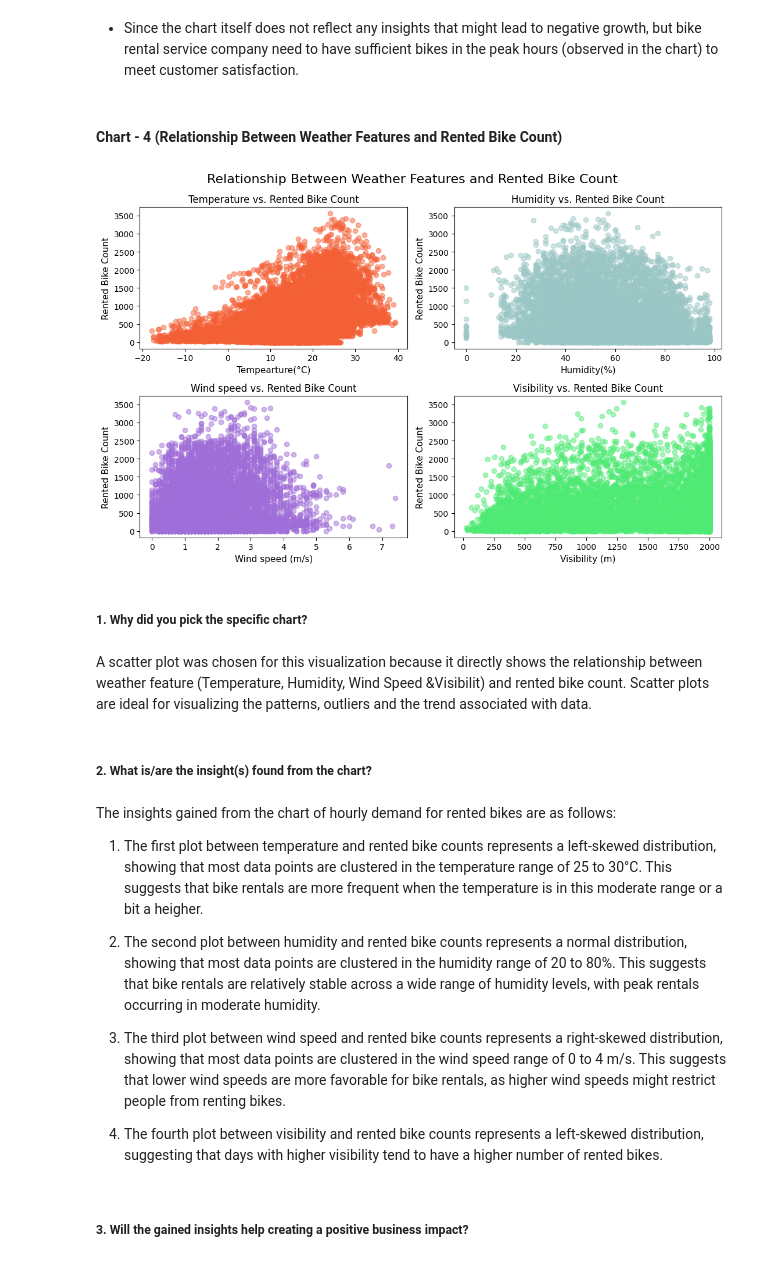
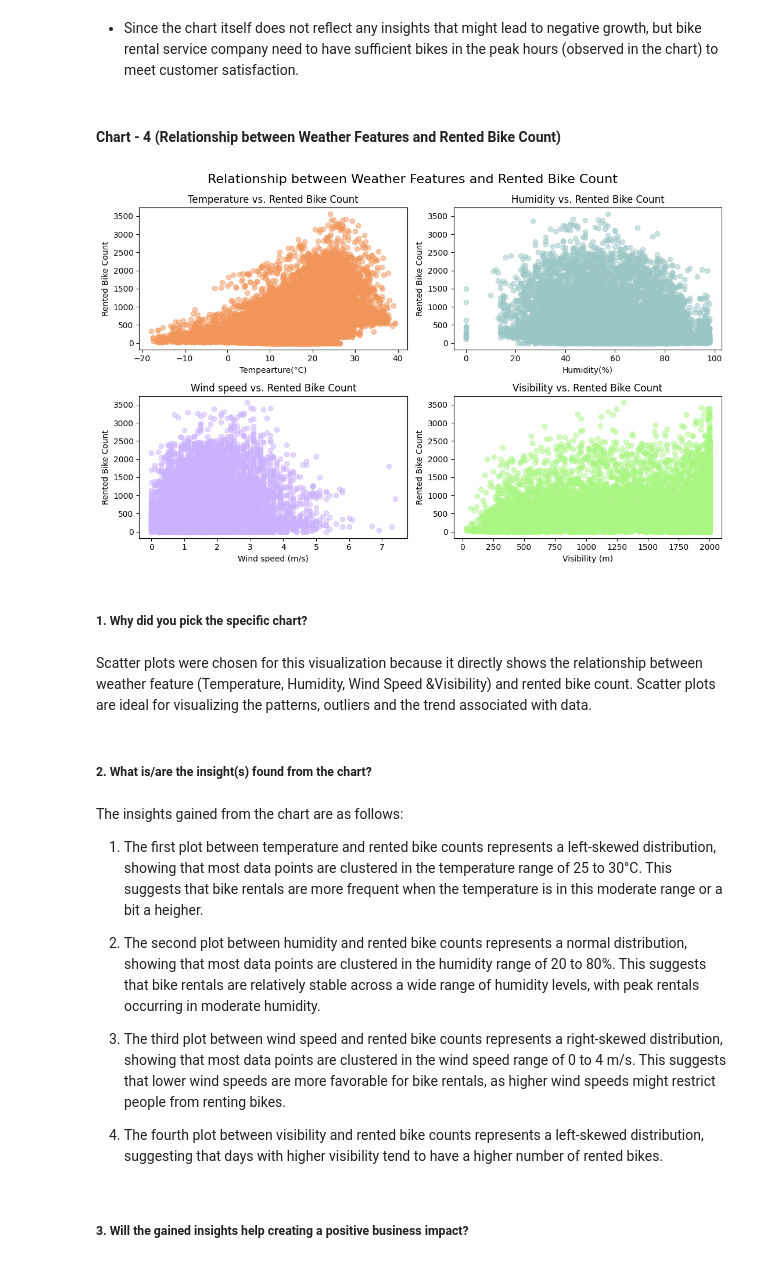
Before and after one commit to ShubhPathania/Bike-Sharing-Demand-Prediction, a Jupyter notebook: Bike_Sharing_Demand_Prediction.ipynb, the cells around one changed output. Cells and saved outputs as stored; diff of their text form; code cells hidden in the pictures.

```diff
--- a/Bike_Sharing_Demand_Prediction.ipynb
+++ b/Bike_Sharing_Demand_Prediction.ipynb
@@ -586,52 +611,52 @@ Are there any insights that lead to negative growth? Justify with specific reaso
 # %% [markdown]
 - Since the chart itself does not reflect any insights that might lead to negative growth, but bike rental service company need to have sufficient bikes in the peak hours (observed in the chart) to meet customer satisfaction.
 # %% [markdown]
-#### **Chart - 4 (Relationship Between Weather Features and Rented Bike Count)**
+#### **Chart - 4 (Relationship between Weather Features and Rented Bike Count)**
 # %%
 # Setting figure size and title for the plot
 plt.figure(figsize= (11, 7))
-plt.suptitle("Relationship Between Weather Features and Rented Bike Count", size= 16)
+plt.suptitle("Relationship between Weather Features and Rented Bike Count", size= 16)
 
 # Plot 1. Temperature vs. Rented Bike Count
 plt.subplot(2, 2, 1)
-plt.scatter(bike_df["Temperature(°C)"], bike_df["Rented Bike Count"], color = "#f46036", alpha= 0.5)
+plt.scatter(bike_df["Temperature(°C)"], bike_df["Rented Bike Count"], color = "#f29559", alpha= 0.5)
 plt.title("Temperature vs. Rented Bike Count", size= 12)
-plt.xlabel("Tempearture(°C)", size= 11)
-plt.ylabel("Rented Bike Count", size= 11)
+plt.xlabel("Tempearture(°C)", size= 10)
+plt.ylabel("Rented Bike Count", size= 10)
 
 # Plot 2. Humidity vs. Rented Bike Count
 plt.subplot(2, 2, 2)
 plt.scatter(bike_df["Humidity(%)"], bike_df["Rented Bike Count"], color = "#9ac6c5", alpha= 0.5)
 plt.title("Humidity vs. Rented Bike Count", size= 12)
-plt.xlabel("Humidity(%)", size= 11)
-plt.ylabel("Rented Bike Count", size= 11)
+plt.xlabel("Humidity(%)", size= 10)
+plt.ylabel("Rented Bike Count", size= 10)
 
 # Plot 3. Wind speed vs. Rented Bike Count
 plt.subplot(2, 2, 3)
-plt.scatter(bike_df["Wind speed (m/s)"], bike_df["Rented Bike Count"], color = "#a06ed8", alpha= 0.5)
+plt.scatter(bike_df["Wind speed (m/s)"], bike_df["Rented Bike Count"], color = "#cbb2fe", alpha= 0.5)
 plt.title("Wind speed vs. Rented Bike Count", size= 12)
-plt.xlabel("Wind speed (m/s)", size= 11)
-plt.ylabel("Rented Bike Count", size= 11)
+plt.xlabel("Wind speed (m/s)", size= 10)
+plt.ylabel("Rented Bike Count", size= 10)
 
 # Plot 4. Visibility vs. Rented Bike Count
 plt.subplot(2, 2, 4)
-plt.scatter(bike_df["Visibility (10m)"], bike_df["Rented Bike Count"], color = "#4fea74", alpha= 0.5)
+plt.scatter(bike_df["Visibility (10m)"], bike_df["Rented Bike Count"], color = "#aaf683", alpha= 0.5)
 plt.title("Visibility vs. Rented Bike Count", size= 12)
-plt.xlabel("Visibility (m)", size= 11)
-plt.ylabel("Rented Bike Count", size= 11)
+plt.xlabel("Visibility (m)", size= 10)
+plt.ylabel("Rented Bike Count", size= 10)
 plt.tight_layout()
 
 plt.show()
 # %% [output]
-[figure, old version]
+[figure, new version]
 # %% [markdown]
 ##### 1. Why did you pick the specific chart?
 # %% [markdown]
-A scatter plot was chosen for this visualization because it directly shows the relationship between weather feature (Temperature, Humidity, Wind Speed &Visibilit) and rented bike count. Scatter plots are ideal for visualizing the patterns, outliers and the trend associated with data.
+Scatter plots were chosen for this visualization because it directly shows the relationship between weather feature (Temperature, Humidity, Wind Speed &Visibility) and rented bike count. Scatter plots are ideal for visualizing the patterns, outliers and the trend associated with data.
 # %% [markdown]
 ##### 2. What is/are the insight(s) found from the chart?
 # %% [markdown]
-The insights gained from the chart of hourly demand for rented bikes are as follows:
+The insights gained from the chart are as follows:
 
 1. The first plot between temperature and rented bike counts represents a left-skewed distribution, showing that most data points are clustered in the temperature range of 25 to 30°C. This suggests that bike rentals are more frequent when the temperature is in this moderate range or a bit a heigher.
 
```
Also changed, not shown: parts of 111 cells of this notebook.
